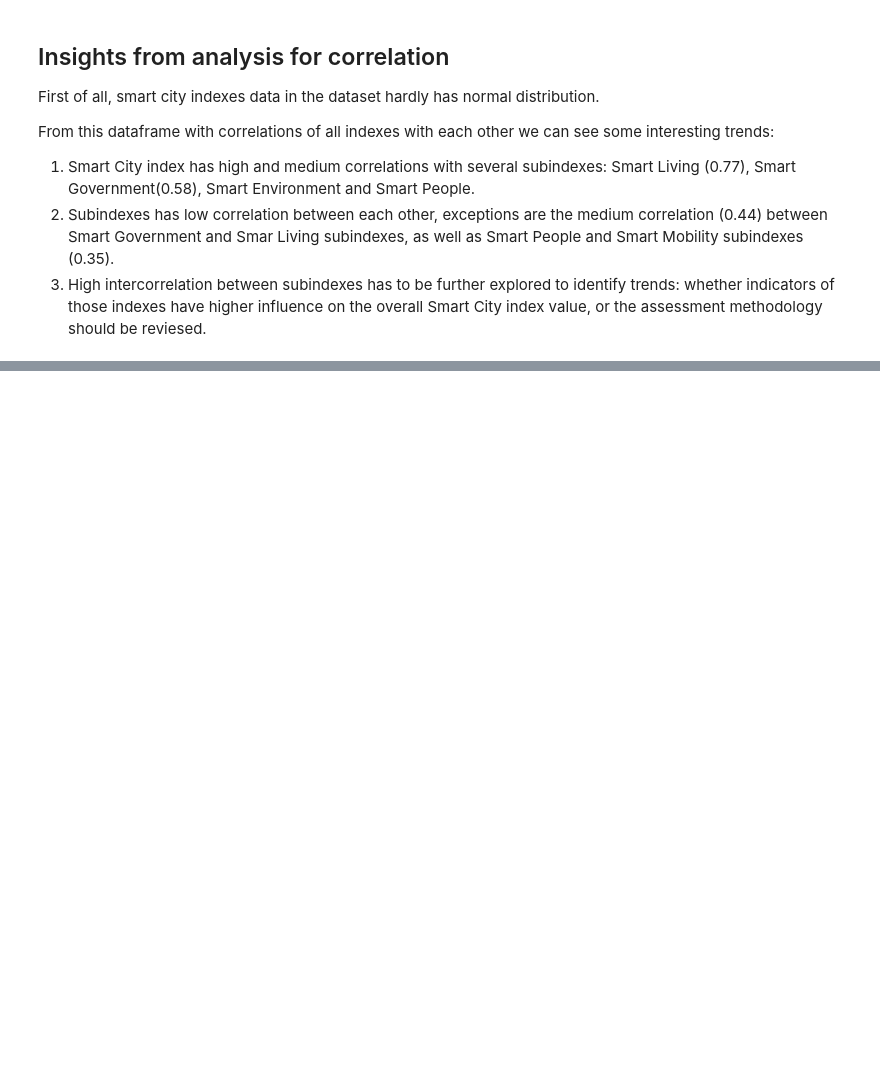
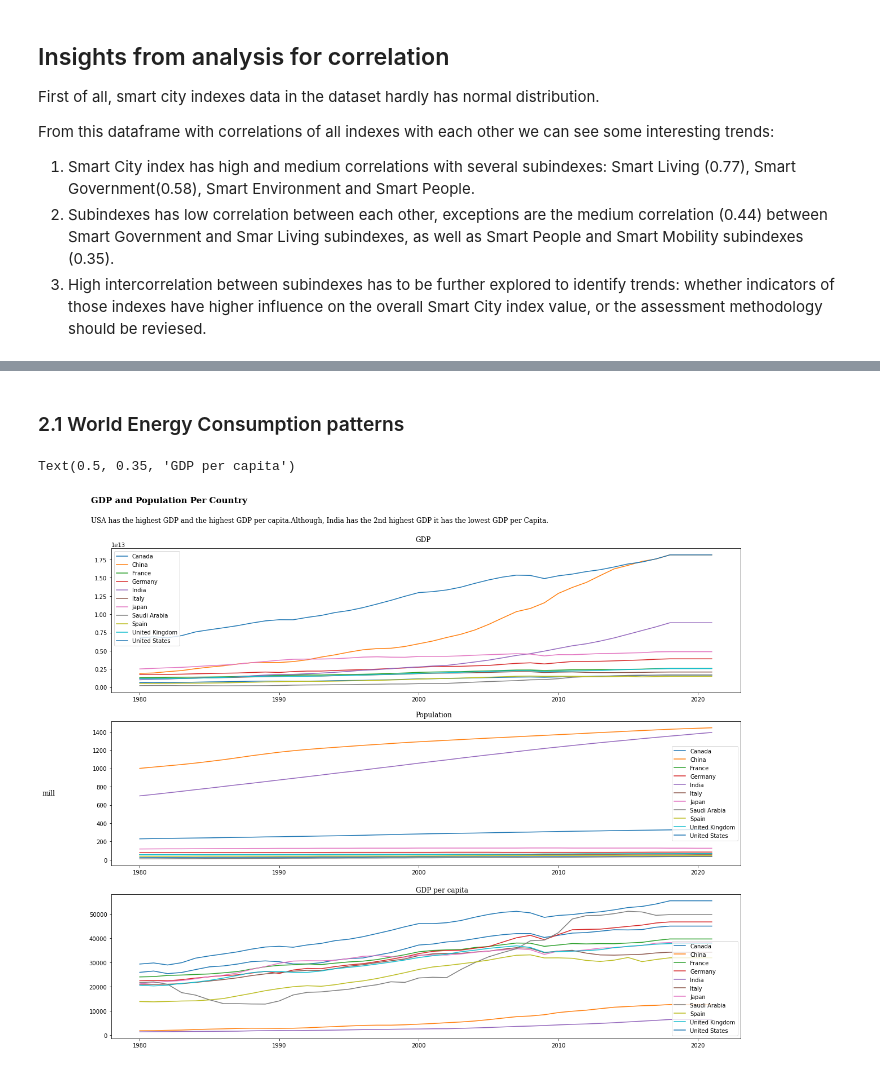
Before and after one commit to Edoardo1996/iornhack-final-project, a Jupyter notebook: main.ipynb, the cells around one changed output, grey strips where cells are left out. Saved outputs shown, nothing was run; the diff lists cells and outputs as text; code cells hidden in the pictures; blank space fills up the shorter version.

```diff
--- a/main.ipynb
+++ b/main.ipynb
@@ -227,0 +324,4 @@ Smart Government(0.58), Smart Environment and Smart People.
+# %%
+# Slice the data for the last *70* years
+start_year = 1950
+wec = wec.loc[wec.year >= start_year].reset_index(drop=True)
@@ -227,0 +357,49 @@ Smart Government(0.58), Smart Environment and Smart People.
+# %%
+# Let's separate other regions to more major categores incl. "Other regions"
+
+middleeast=['Middle East', 'Other Middle East']
+asia=['Asia Pacific','Other Asia & Pacific']
+cis=['Other CIS', 'CIS']
+otherregions=['Other South America', 'Other Northern Africa', 'Other Southern Africa','Other Caribbean']
+wec['country']=wec['country'].replace(asia, 'Asia Pacific')
+wec['country']=wec['country'].replace(otherregions, 'Other regions')
+wec['country']=wec['country'].replace(middleeast, 'Middle East')
+wec['country']=wec['country'].replace(cis, 'CIS')
+# %% [markdown]
+### 2.1 World Energy Consumption patterns
+# %%
+# Define maybe top emissions ghg countries here
+countries = ['Saudi Arabia','United Kingdom','France','Germany', 'Italy', 'Spain', 'United States','Japan','India', 'Canada', 'China']
+# %%
+# lets plot the gdp , population and gdp per capita  per country
+wec_gdp = wec.loc[wec.country.isin(countries)].groupby(['year','country'])['gdp'].sum().unstack('country')
+wec_pop = wec.loc[wec.country.isin(countries)].groupby(['year','country'])['population'].sum().unstack('country')
+wec_pop_mil = round(wec_pop/1000000)
+
+wec_gdp_per_capita=  wec.loc[wec.country.isin(countries)].groupby(['year','country'])['gdp_per_capita'].sum().unstack('country')
+fig, ax = plt.subplots(3, 1, figsize=(20, 16))
+ax[0].plot(wec_gdp,label=wec_gdp.columns)
+ax[0].legend()
+ax[1].plot(wec_pop_mil,label=wec_pop_mil.columns)
+ax[1].legend()
+ax[2].plot(wec_gdp_per_capita,label=wec_gdp_per_capita.columns)
+ax[2].legend()
+fig.text(0.1, 0.95, 'GDP and Population Per Country', fontsize=15, fontweight='bold', fontfamily='serif')
+fig.text(0.1, 0.92,
+'''USA has the highest GDP and the highest GDP per capita.Although, India has the 2nd highest GDP it has the lowest GDP per Capita.'''
+, fontsize=12, fontweight='light', fontfamily='serif')
+fig.text(0.04, 0.5,
+'''mill'''
+, fontsize=12, fontweight='light', fontfamily='serif')
+fig.text(0.5, 0.89,
+'''GDP'''
+, fontsize=12, fontweight='light', fontfamily='serif')
+fig.text(0.5, 0.62,
+'''Population'''
+, fontsize=12, fontweight='light', fontfamily='serif')
+fig.text(0.5, 0.35,
+'''GDP per capita'''
+, fontsize=12, fontweight='light', fontfamily='serif')
+# %% [output]
+Text(0.5, 0.35, 'GDP per capita')
+[figure, added]
```
Also changed, not shown: parts of 15 cells of this notebook.
